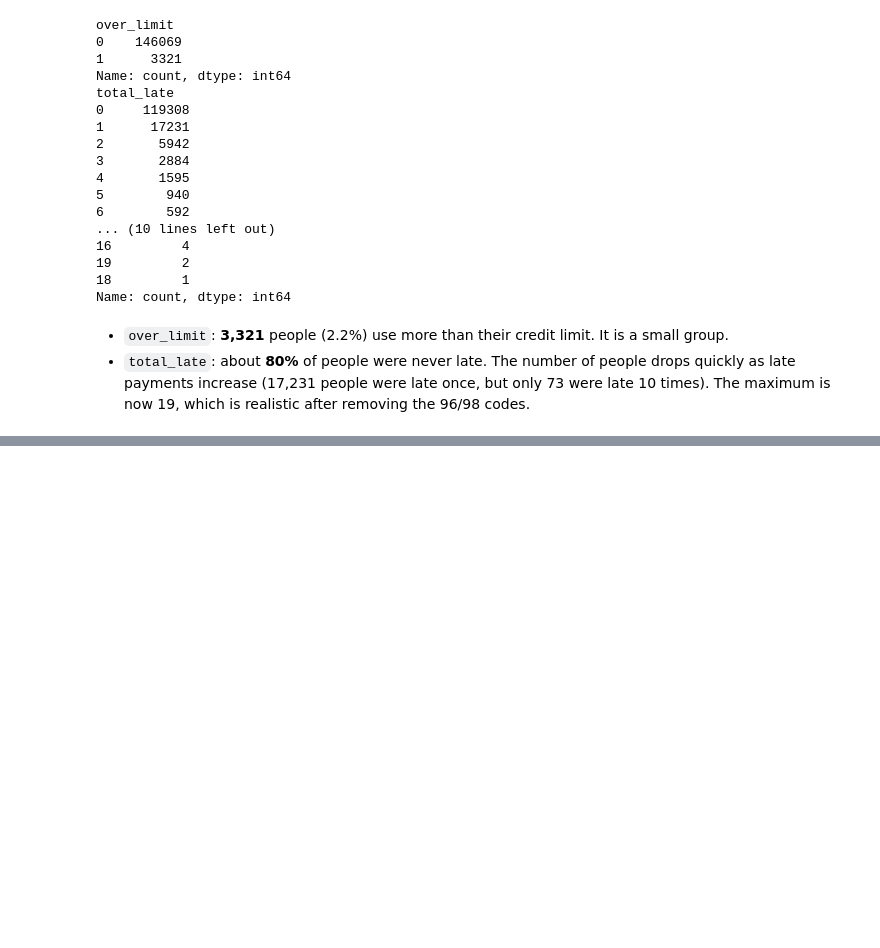
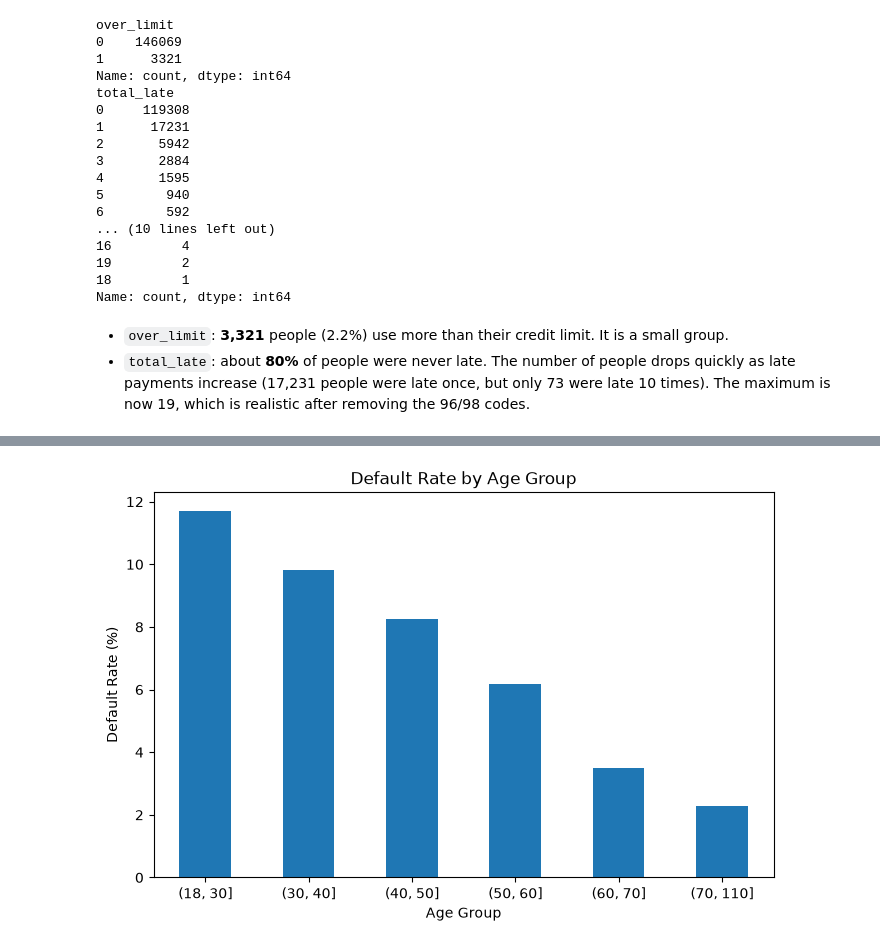
Before and after one commit to mrpaul-10/CodeAlpha_CreditScoringModel, a Jupyter notebook: notebook/Credit_Scoring_Notebook.ipynb, the cells around one changed output, grey strips where cells are left out. Drawn from its saved outputs; the diff is of its cells as text; code cells hidden in the pictures; blank space fills up the shorter version.

```diff
--- a/notebook/Credit_Scoring_Notebook.ipynb
+++ b/notebook/Credit_Scoring_Notebook.ipynb
@@ -310,0 +333,14 @@ Name: count, dtype: int64
+# %%
+# Visualizing the default rate by age group
+df['age_group'] = pd.cut(df['age'], bins=[18, 30, 40, 50, 60, 70, 110])
+age_rate = df.groupby('age_group', observed=True)[TARGET].mean() * 100
+
+plt.figure(figsize=(8, 5))
+age_rate.plot(kind='bar')
+plt.title('Default Rate by Age Group')
+plt.xlabel('Age Group')
+plt.ylabel('Default Rate (%)')
+plt.xticks(rotation=0)
+plt.show()
+# %% [output]
+[figure, added]
```
Also changed, not shown: parts of 10 cells of this notebook.
